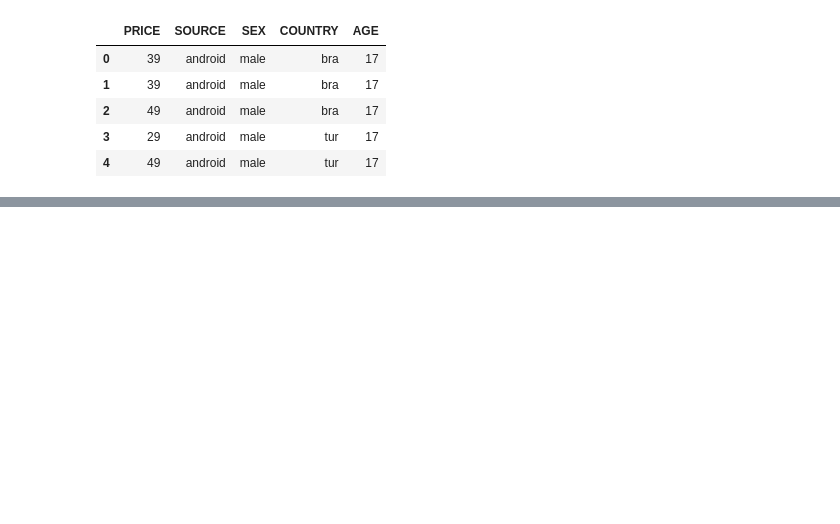
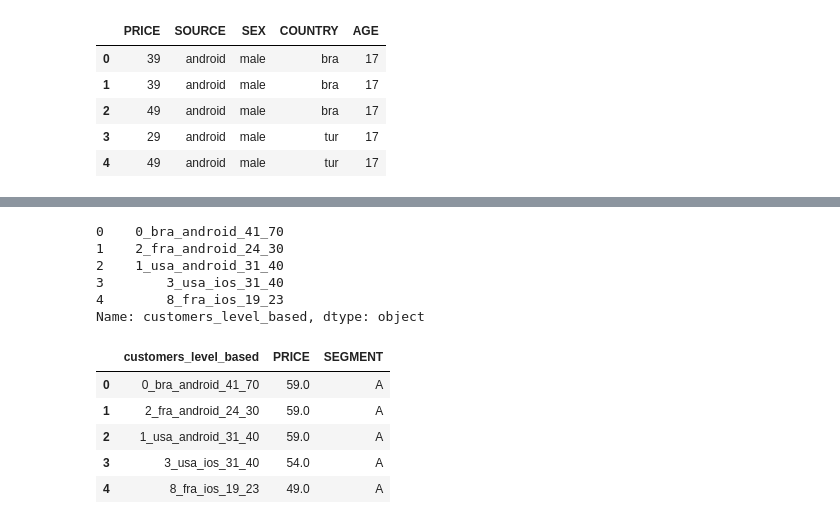
Before and after one commit to Muhammad-Farhan-A/Kelompok-2-APM-B, a Jupyter notebook: Prak2_RuleBasedClassification.ipynb, the cells around one changed output, grey strips where cells are left out. Cells and saved outputs as stored; diff of their text form; code cells hidden in the pictures; blank space fills up the shorter version.

```diff
--- a/Prak2_RuleBasedClassification.ipynb
+++ b/Prak2_RuleBasedClassification.ipynb
@@ -14,0 +90,22 @@ df.head()
+# %%
+#memilih baris dan kolom
+agg_df = agg_df.loc[:, ["customers_level_based", "PRICE"]].groupby("customers_level_based").agg({"PRICE": "mean"}).sort_values(by="PRICE", ascending=False).reset_index()
+agg_df["customers_level_based"].head()
+# %% [output]
+0    0_bra_android_41_70
+1    2_fra_android_24_30
+2    1_usa_android_31_40
+3        3_usa_ios_31_40
+4        8_fra_ios_19_23
+Name: customers_level_based, dtype: object
+# %%
+#melakukan segmentasi pelanggan baru
+agg_df["SEGMENT"] = pd.qcut(agg_df["PRICE"], 4, labels=["D", "C", "B", "A"])
+agg_df.head()
+# %% [output]
+|  | customers_level_based | PRICE | SEGMENT |
+| 0 | 0_bra_android_41_70 | 59.0 | A |
+| 1 | 2_fra_android_24_30 | 59.0 | A |
+| 2 | 1_usa_android_31_40 | 59.0 | A |
+| 3 | 3_usa_ios_31_40 | 54.0 | A |
+| 4 | 8_fra_ios_19_23 | 49.0 | A |
```
Also changed, not shown: parts of 8 cells of this notebook.
